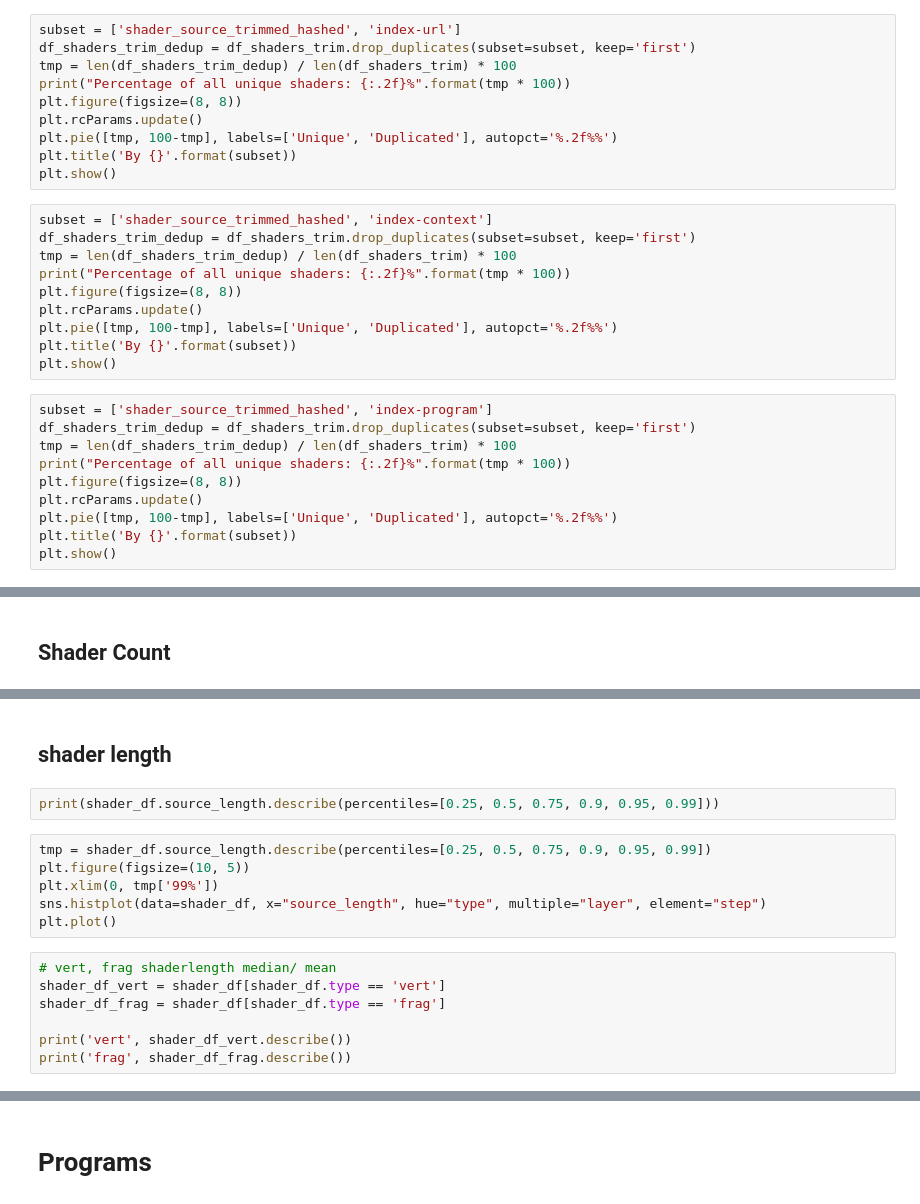
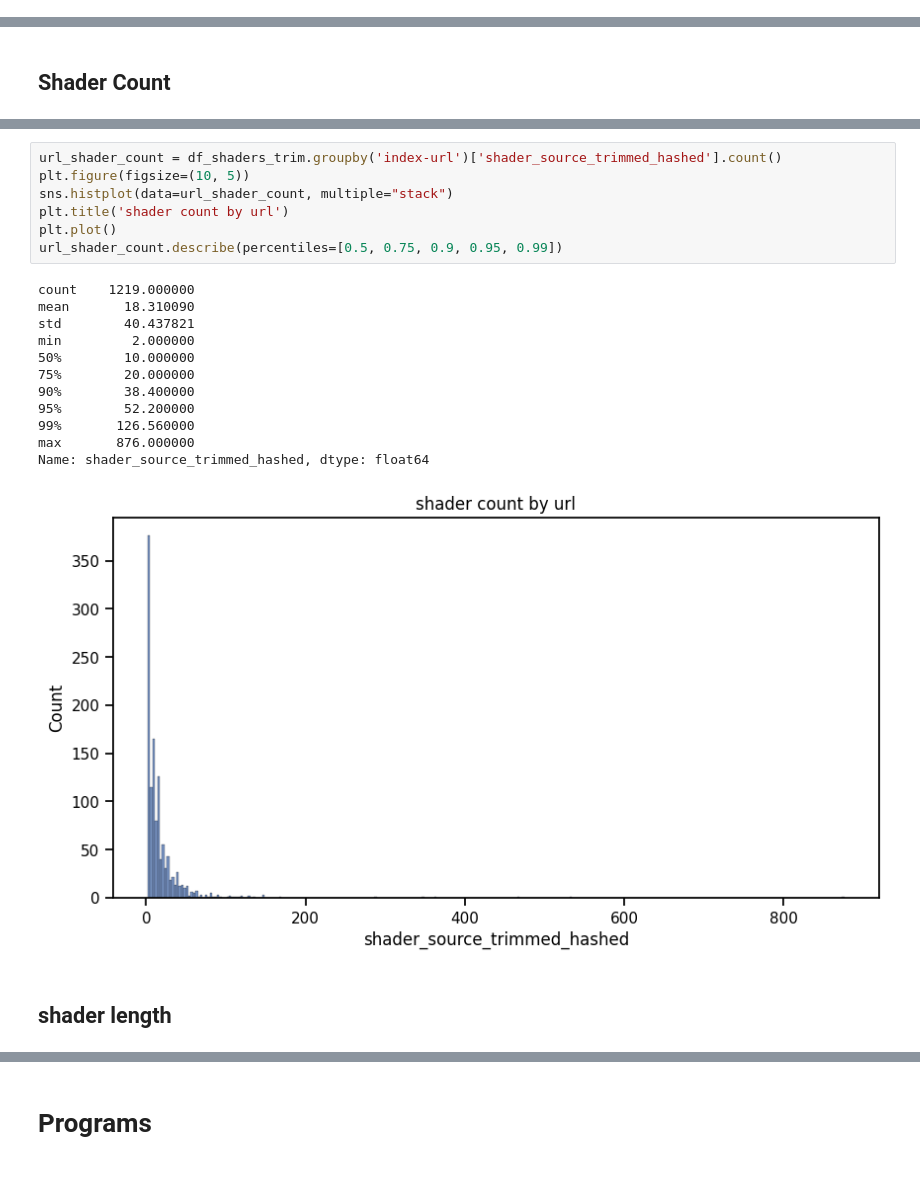
Before and after one commit to yudshj/WebGL-Empirical-Study-new, a Jupyter notebook: 3-4.AnalyzeRaf/4_analyze_huls.ipynb, the cells around one changed output, grey strips where cells are left out. Saved outputs shown, nothing was run; the diff lists cells and outputs as text; blank space fills up the shorter version.

```diff
--- a/3-4.AnalyzeRaf/4_analyze_huls.ipynb
+++ b/3-4.AnalyzeRaf/4_analyze_huls.ipynb
@@ -397,33 +664,3 @@ plt.show()
-# %%
-subset = ['shader_source_trimmed_hashed', 'index-url']
-df_shaders_trim_dedup = df_shaders_trim.drop_duplicates(subset=subset, keep='first')
-tmp = len(df_shaders_trim_dedup) / len(df_shaders_trim) * 100
-print("Percentage of all unique shaders: {:.2f}%".format(tmp * 100))
-plt.figure(figsize=(8, 8))
-plt.rcParams.update()
-plt.pie([tmp, 100-tmp], labels=['Unique', 'Duplicated'], autopct='%.2f%%')
-plt.title('By {}'.format(subset))
-plt.show()
-# %%
-subset = ['shader_source_trimmed_hashed', 'index-context']
-df_shaders_trim_dedup = df_shaders_trim.drop_duplicates(subset=subset, keep='first')
-tmp = len(df_shaders_trim_dedup) / len(df_shaders_trim) * 100
-print("Percentage of all unique shaders: {:.2f}%".format(tmp * 100))
-plt.figure(figsize=(8, 8))
-plt.rcParams.update()
-plt.pie([tmp, 100-tmp], labels=['Unique', 'Duplicated'], autopct='%.2f%%')
-plt.title('By {}'.format(subset))
-plt.show()
-# %%
-subset = ['shader_source_trimmed_hashed', 'index-program']
-df_shaders_trim_dedup = df_shaders_trim.drop_duplicates(subset=subset, keep='first')
-tmp = len(df_shaders_trim_dedup) / len(df_shaders_trim) * 100
-print("Percentage of all unique shaders: {:.2f}%".format(tmp * 100))
-plt.figure(figsize=(8, 8))
-plt.rcParams.update()
-plt.pie([tmp, 100-tmp], labels=['Unique', 'Duplicated'], autopct='%.2f%%')
-plt.title('By {}'.format(subset))
-plt.show()
 # %%
 # create figure with four subplots
 fig, axes = plt.subplots(2, 2, figsize=(16, 16))
@@ -477,17 +695,22 @@ fdf_url[fdf_url['shader_count'] > 4000][['shader_count', 'program_count', '_reso
+# %%
+url_shader_count = df_shaders_trim.groupby('index-url')['shader_source_trimmed_hashed'].count()
+plt.figure(figsize=(10, 5))
+sns.histplot(data=url_shader_count, multiple="stack")
+plt.title('shader count by url')
+plt.plot()
+url_shader_count.describe(percentiles=[0.5, 0.75, 0.9, 0.95, 0.99])
+# %% [output]
+count    1219.000000
+mean       18.310090
+std        40.437821
+min         2.000000
+50%        10.000000
+75%        20.000000
+90%        38.400000
+95%        52.200000
+99%       126.560000
+max       876.000000
+Name: shader_source_trimmed_hashed, dtype: float64
+[figure, added]
 # %% [markdown]
 ## shader length
-# %%
-print(shader_df.source_length.describe(percentiles=[0.25, 0.5, 0.75, 0.9, 0.95, 0.99]))
-# %%
-tmp = shader_df.source_length.describe(percentiles=[0.25, 0.5, 0.75, 0.9, 0.95, 0.99])
-plt.figure(figsize=(10, 5))
-plt.xlim(0, tmp['99%'])
-sns.histplot(data=shader_df, x="source_length", hue="type", multiple="layer", element="step")
-plt.plot()
-# %%
-# vert, frag shaderlength median/ mean
-shader_df_vert = shader_df[shader_df.type == 'vert']
-shader_df_frag = shader_df[shader_df.type == 'frag']
-
-print('vert', shader_df_vert.describe())
-print('frag', shader_df_frag.describe())
```
Also changed, not shown: parts of 60 cells of this notebook.
